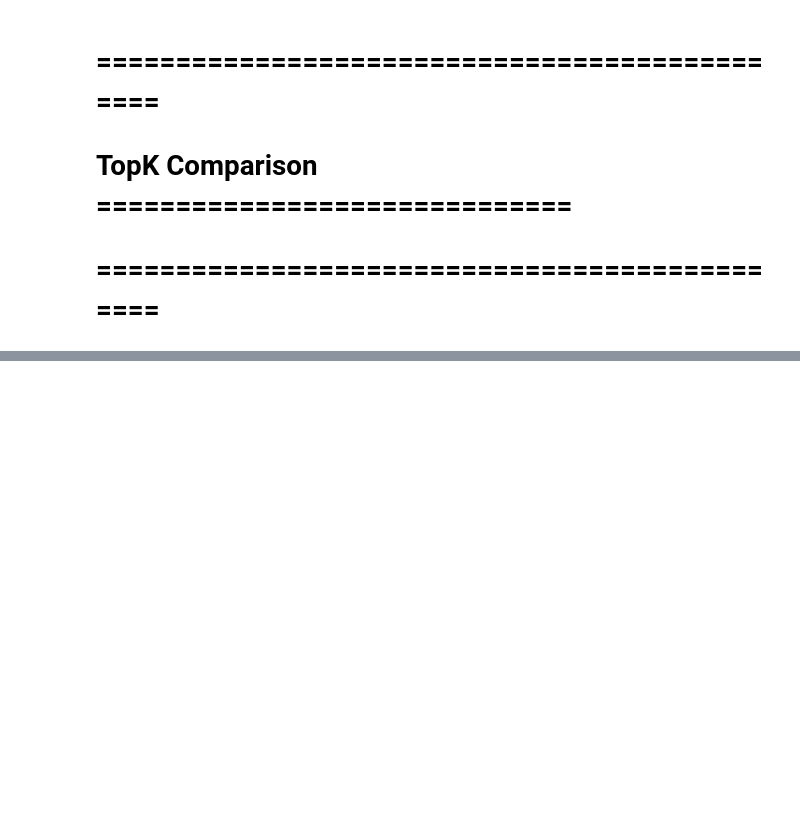
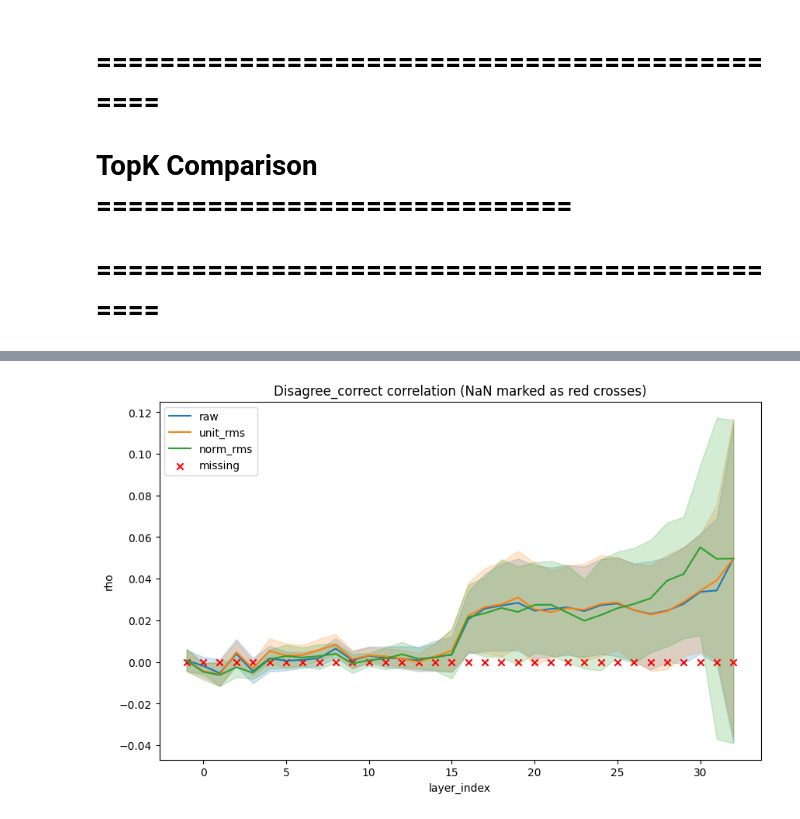
Before and after one commit to AnnemetteBP/LogitDiffLens, a Jupyter notebook: logit_lens.ipynb, the cells around one changed output, grey strips where cells are left out. Saved outputs shown, nothing was run; the diff lists cells and outputs as text; code cells hidden in the pictures; blank space fills up the shorter version.

```diff
--- a/logit_lens.ipynb
+++ b/logit_lens.ipynb
@@ -90,7 +88,7 @@ model_4bit, orig_tokenizer = load_bnb_in_4bit(Models.LAIN8B.value, double_quant=
 model_quant, quant_tokenizer = load_model_and_tok(Models.HF100B.value)
 # %%
 lengths = []
-for q in nq_1000:
+for q in nq_500:
     ids = orig_tokenizer.encode(q, add_special_tokens=True)
     lengths.append(len(ids))
 
@@ -1363,0 +1225,8 @@ run_projection_comparison_single_batch(
+# %%
+import pandas as pd
+
+
+df = pd.read_parquet("saved_data/topk/4bit_test/m_orig_m_4bit_batch000.parquet")
+
+print(df.shape)
+print(df.columns.tolist())
@@ -1363,0 +1257,3 @@ run_projection_comparison_single_batch(
+# %%
+for m in ["raw", "unit_rms", "norm_rms"]:
+    print(m, df.iloc[0][f"acc_A_{m}"])
@@ -1363,0 +1290,15 @@ run_projection_comparison_single_batch(
+# %%
+import numpy as np
+
+cols = ["kl_ab_raw", "js_div_raw", "disagree_correct_raw"]
+def arr_len(x):
+    if isinstance(x, dict) and "@1" in x:
+        return len(x["@1"])
+    if isinstance(x, (list, np.ndarray)):
+        return len(x)
+    return np.nan
+
+for c in cols:
+    df[f"len_{c}"] = df[c].apply(arr_len)
+
+print(df[["prompt_id","layer_index","len_kl_ab_raw","len_js_div_raw","len_disagree_correct_raw"]].head(20))
@@ -1363,0 +2209,18 @@ run_projection_comparison_single_batch(
+# %%
+dfp = df_corr_all[df_corr_all["anchor"] == "disagree_correct"]
+
+plt.figure(figsize=(10,6))
+sns.lineplot(
+    data=dfp.dropna(subset=["rho"]),
+    x="layer_index", y="rho",
+    hue="mode"
+)
+
+# markér manglende lag
+missing = dfp[dfp["rho"].isna()]["layer_index"].unique()
+plt.scatter(missing, [0]*len(missing), color="red", marker="x", label="missing")
+plt.legend()
+plt.title("Disagree_correct correlation (NaN marked as red crosses)")
+plt.show()
+# %% [output]
+[figure, added]
```
Also changed, not shown: parts of 89 cells of this notebook, 1 other file.
